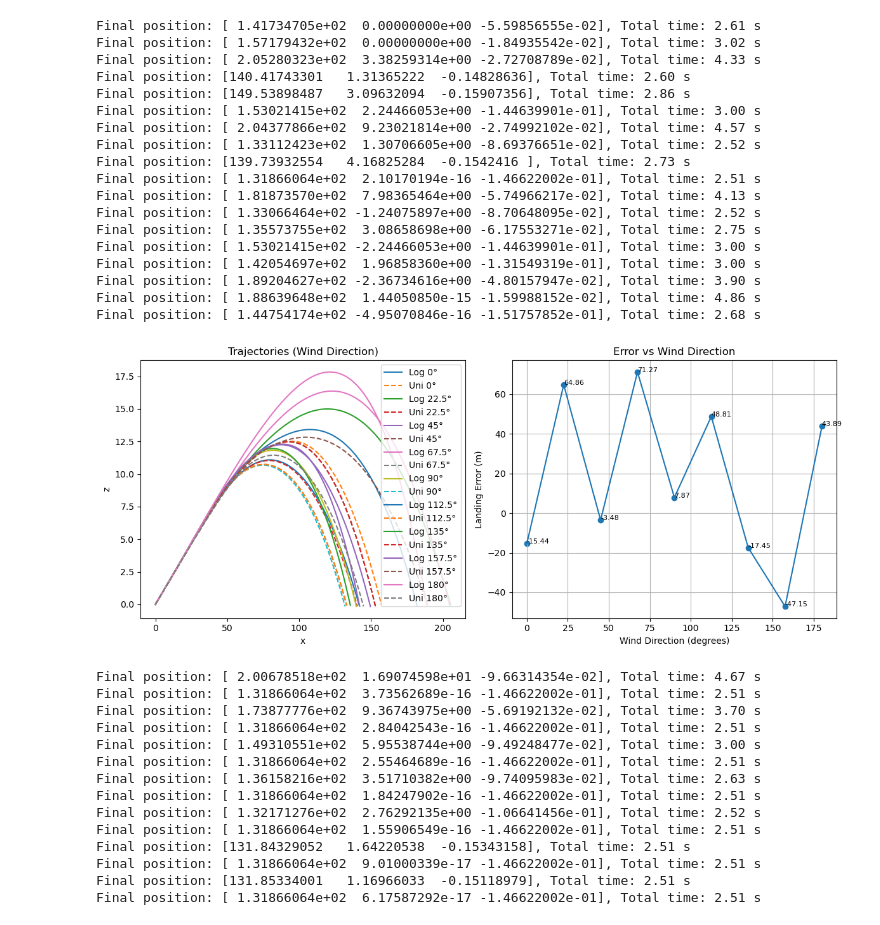
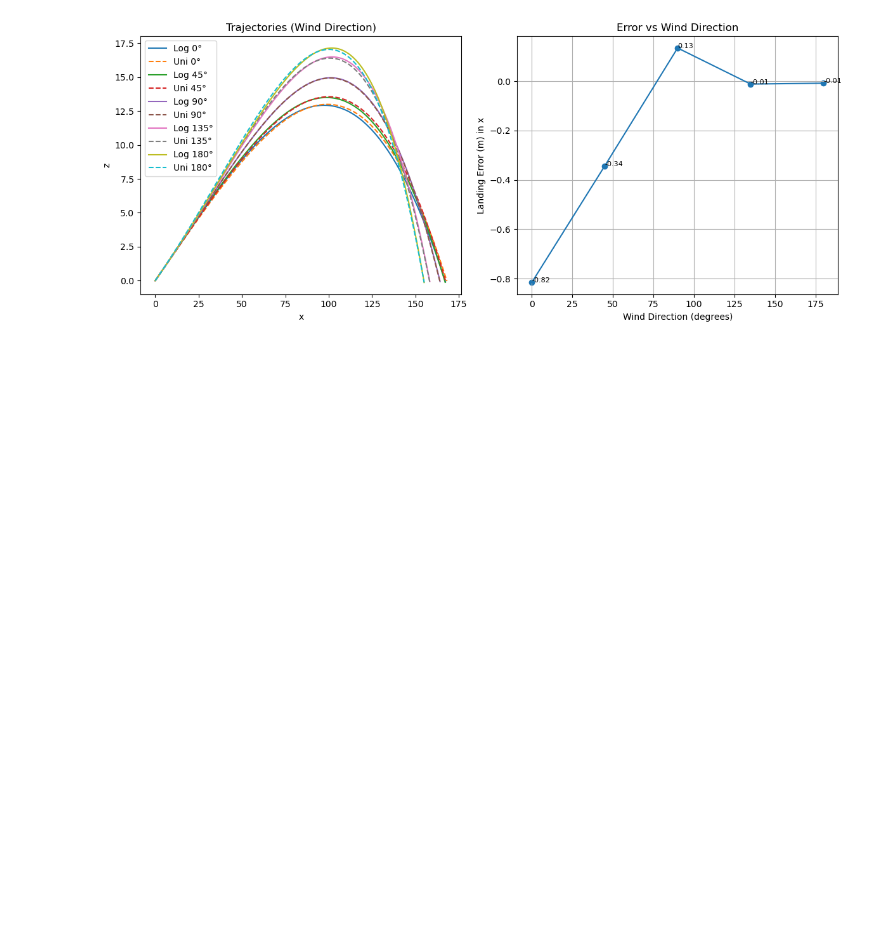
Before and after one commit to JacobManniche/Bachelor_legeplads, a Jupyter notebook: demos/comparison.ipynb, the cells around one changed output. Saved outputs shown, nothing was run; the diff lists cells and outputs as text; code cells hidden in the pictures; blank space fills up the shorter version.

```diff
--- a/demos/comparison.ipynb
+++ b/demos/comparison.ipynb
@@ -6,7 +6,7 @@ from Tracer.windfield import WindField
 from Tracer.tracer import solver, initial_velocity, fetch_wind_data
 # %%
 # Input
-shot_speed = 76.44384
+shot_speed = 56.44384
 shot_angle = 10.4
 shot_spin = 2545
 P0 = [0, 0, 0]
@@ -26,9 +26,10 @@ def run_simulation(direction=90, z0=0.03):
     # Compute equivalent uniform wind
     wind_collect = []
     for i in range(max(1, round(upper_bound))):
-        wind_collect.append(log_wind.get_point(0, 0, i)['velocity'][0])
+        v = log_wind.get_point(0, 0, i)['velocity']
+        wind_collect.append(np.linalg.norm(v))  # magnitude only
 
-    U_ref_uni = sum(wind_collect) / len(wind_collect)
+    U_ref_uni = np.mean(wind_collect)
 
     # Uniform wind
     uni_wind = WindField(nx=300, ny=500, nz=100,
@@ -43,7 +44,7 @@ def run_simulation(direction=90, z0=0.03):
 
 # Wind
 
-directions = [0, 22.5, 45,67.5, 90, 112.5, 135, 157.5, 180]
+directions = [0, 45, 90, 135, 180]
 
 dir_results = {}
 dir_errors = []
@@ -79,7 +80,7 @@ for x, y in zip(directions, dir_errors):
     ax2.text(x, y, f"{y:.2f}", fontsize=8)
 
 ax2.set_xlabel("Wind Direction (degrees)")
-ax2.set_ylabel("Landing Error (m)")
+ax2.set_ylabel("Landing Error (m) in x")
 ax2.set_title("Error vs Wind Direction")
 ax2.grid()
 
@@ -89,13 +90,13 @@ plt.show()
 
 # Roughness
 
-roughness_values = [0.001, 0.005, 0.01, 0.05, 0.1, 0.5, 1]
+roughness_values = [0.001, 0.01, 0.03, 0.1]
 
 rough_results = {}
 rough_errors = []
 
 for z in roughness_values:
-    log_p, uni_p = run_simulation(direction=90, z0=z)
+    log_p, uni_p = run_simulation(direction=0, z0=z)
     rough_results[z] = (log_p, uni_p)
 
     error = (log_p[-1, 0] - uni_p[-1, 0])
@@ -104,64 +105,32 @@ for z in roughness_values:
 # Plot left
 fig, (ax1, ax2) = plt.subplots(1, 2, figsize=(12, 5))
 
 for z in roughness_values:
     log_p, uni_p = rough_results[z]
 
     ax1.plot(log_p[:, 0], log_p[:, 2], label=f'Log z0={z}')
     ax1.plot(uni_p[:, 0], uni_p[:, 2], '--', label=f'Uni z0={z}')
 
 ax1.set_xlabel("x")
 ax1.set_ylabel("z")
 ax1.set_title("Trajectories (Roughness)")
 ax1.legend()
 
 # Plot right
 
 ax2.scatter(roughness_values, rough_errors)
 ax2.plot(roughness_values, rough_errors)
 
 for x, y in zip(roughness_values, rough_errors):
     ax2.text(x, y, f"{y:.2f}", fontsize=8)
 
 ax2.set_xscale("log")
 ax2.set_xlabel("Roughness Length z0")
-ax2.set_ylabel("Landing Error (m)")
+ax2.set_ylabel("Landing Error (m) in x")
 ax2.set_title("Error vs Roughness")
 ax2.grid()
 
 plt.tight_layout()
 plt.show()
 # %% [output]
-Final position: [ 1.41734705e+02  0.00000000e+00 -5.59856555e-02], Total time: 2.61 s
-Final position: [ 1.57179432e+02  0.00000000e+00 -1.84935542e-02], Total time: 3.02 s
-Final position: [ 2.05280323e+02  3.38259314e+00 -2.72708789e-02], Total time: 4.33 s
-Final position: [140.41743301   1.31365222  -0.14828636], Total time: 2.60 s
-Final position: [149.53898487   3.09632094  -0.15907356], Total time: 2.86 s
-Final position: [ 1.53021415e+02  2.24466053e+00 -1.44639901e-01], Total time: 3.00 s
-Final position: [ 2.04377866e+02  9.23021814e+00 -2.74992102e-02], Total time: 4.57 s
-Final position: [ 1.33112423e+02  1.30706605e+00 -8.69376651e-02], Total time: 2.52 s
-Final position: [139.73932554   4.16825284  -0.1542416 ], Total time: 2.73 s
-Final position: [ 1.31866064e+02  2.10170194e-16 -1.46622002e-01], Total time: 2.51 s
-Final position: [ 1.81873570e+02  7.98365464e+00 -5.74966217e-02], Total time: 4.13 s
-Final position: [ 1.33066464e+02 -1.24075897e+00 -8.70648095e-02], Total time: 2.52 s
-Final position: [ 1.35573755e+02  3.08658698e+00 -6.17553271e-02], Total time: 2.75 s
-Final position: [ 1.53021415e+02 -2.24466053e+00 -1.44639901e-01], Total time: 3.00 s
-Final position: [ 1.42054697e+02  1.96858360e+00 -1.31549319e-01], Total time: 3.00 s
-Final position: [ 1.89204627e+02 -2.36734616e+00 -4.80157947e-02], Total time: 3.90 s
-Final position: [ 1.88639648e+02  1.44050850e-15 -1.59988152e-02], Total time: 4.86 s
-Final position: [ 1.44754174e+02 -4.95070846e-16 -1.51757852e-01], Total time: 2.68 s
-[figure, old version]
+[figure, new version]
-Final position: [ 2.00678518e+02  1.69074598e+01 -9.66314354e-02], Total time: 4.67 s
-Final position: [ 1.31866064e+02  3.73562689e-16 -1.46622002e-01], Total time: 2.51 s
-Final position: [ 1.73877776e+02  9.36743975e+00 -5.69192132e-02], Total time: 3.70 s
-Final position: [ 1.31866064e+02  2.84042543e-16 -1.46622002e-01], Total time: 2.51 s
-Final position: [ 1.49310551e+02  5.95538744e+00 -9.49248477e-02], Total time: 3.00 s
-Final position: [ 1.31866064e+02  2.55464689e-16 -1.46622002e-01], Total time: 2.51 s
-Final position: [ 1.36158216e+02  3.51710382e+00 -9.74095983e-02], Total time: 2.63 s
-Final position: [ 1.31866064e+02  1.84247902e-16 -1.46622002e-01], Total time: 2.51 s
-Final position: [ 1.32171276e+02  2.76292135e+00 -1.06641456e-01], Total time: 2.52 s
-Final position: [ 1.31866064e+02  1.55906549e-16 -1.46622002e-01], Total time: 2.51 s
-Final position: [131.84329052   1.64220538  -0.15343158], Total time: 2.51 s
-Final position: [ 1.31866064e+02  9.01000339e-17 -1.46622002e-01], Total time: 2.51 s
-Final position: [131.85334001   1.16966033  -0.15118979], Total time: 2.51 s
-Final position: [ 1.31866064e+02  6.17587292e-17 -1.46622002e-01], Total time: 2.51 s
```
Also changed, not shown: parts of 1 cell of this notebook.
